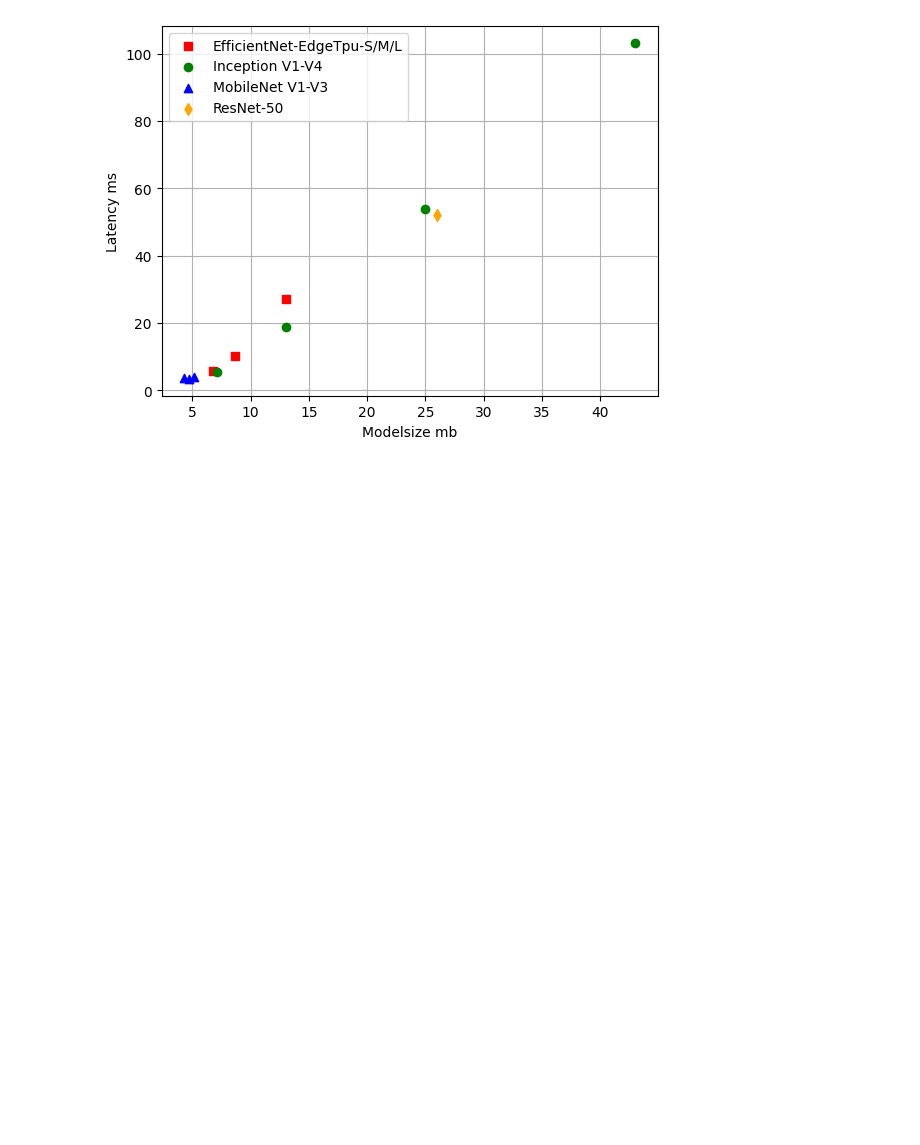
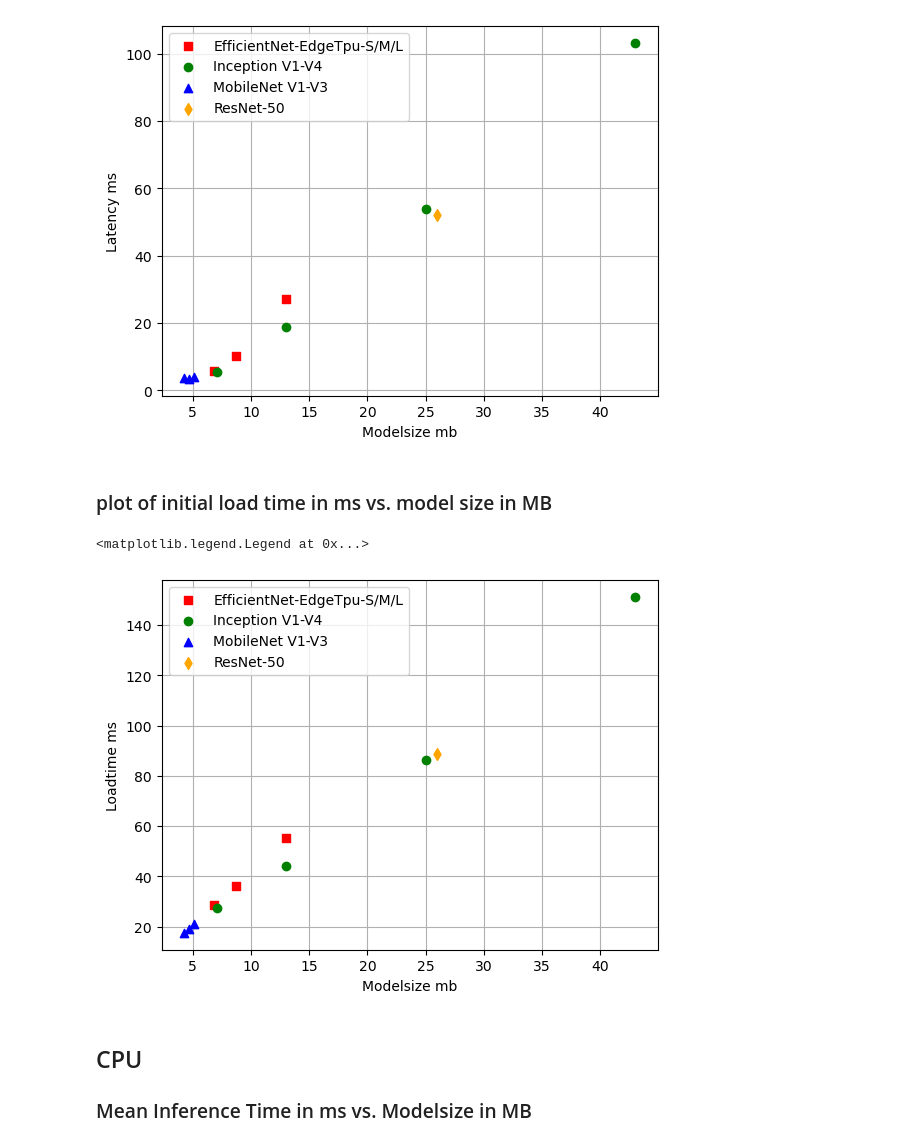
Before and after one commit to R-e-d-a-X/EdgeTPU-and-NCS, a Jupyter notebook: src/visualization.ipynb, the cells around one changed output. Cells and saved outputs as stored; diff of their text form; code cells hidden in the pictures; blank space fills up the shorter version.

Commit message:
added cpu benchmarks and visualization

```diff
--- a/src/visualization.ipynb
+++ b/src/visualization.ipynb
@@ -23,3 +36,18 @@ resnet_50 = pd.read_csv('../benchmarks/resnet-50/results_resnet-50.csv')[1:]
+# %%
+init_effnet_s = init_effnet_s['TimeMS'][0]
+init_effnet_m = init_effnet_m['TimeMS'][0]
+init_effnet_l = init_effnet_l['TimeMS'][0]
+
+init_incept_v1 = init_incept_v1['TimeMS'][0]
+init_incept_v2 = init_incept_v2['TimeMS'][0]
+init_incept_v3 = init_incept_v3['TimeMS'][0]
+init_incept_v4 = init_incept_v4['TimeMS'][0]
+
+init_mobile_v1 = init_mobile_v1['TimeMS'][0]
+init_mobile_v2 = init_mobile_v2['TimeMS'][0]
+init_mobile_v3 = init_mobile_v3['TimeMS'][0]
+
+init_resnet_50 = init_resnet_50['TimeMS'][0]
 # %% [markdown]
 ### Mean inference times
 # %%
@@ -75,4 +103,16 @@ mean_inf_times = np.array([mean_effnet_s,
                    mean_resnet_50])
 
 model_sizes = np.array([6.8, 8.7, 13.0, 7.1, 13.0, 25.0, 43.0, 4.7, 4.3, 5.1, 26.0])
+# %%
+init_load_times = np.array([init_effnet_s,
+                            init_effnet_m,
+                            init_effnet_l,
+                            init_incept_v1,
+                            init_incept_v2,
+                            init_incept_v3,
+                            init_incept_v4,
+                            init_mobile_v1,
+                            init_mobile_v2,
+                            init_mobile_v3,
+                            init_resnet_50])
 # %% [markdown]
@@ -102,3 +133,23 @@ mark_inset(ax, axins, loc1=2, loc2=4, fc="none", ec="0.5")
 # %% [output]
 <matplotlib.legend.Legend at 0x...>
 [figure]
+# %% [markdown]
+### plot of initial load time in ms vs. model size in MB
+# %%
+fig, ax = plt.subplots()
+
+plt.xlabel('Modelsize mb')
+plt.ylabel('Loadtime ms')
+ax.set_axisbelow(True)
+ax.grid()
+ax.scatter(model_sizes[:3], init_load_times[:3], c='red', marker='s')
+ax.scatter(model_sizes[3:7], init_load_times[3:7], c='green')
+ax.scatter(model_sizes[7:10], init_load_times[7:10], c='blue', marker='^')
+ax.scatter(model_sizes[10], init_load_times[10], c='orange', marker='d')
+plt.legend(labels=['EfficientNet-EdgeTpu-S/M/L', 'Inception V1-V4', 'MobileNet V1-V3', 'ResNet-50'])
+# %% [output]
+<matplotlib.legend.Legend at 0x...>
+[figure, added]
+# %% [markdown]
+## CPU
+### Mean Inference Time in ms vs. Modelsize in MB
```
Also changed, not shown: parts of 7 cells of this notebook, 13 other files.
